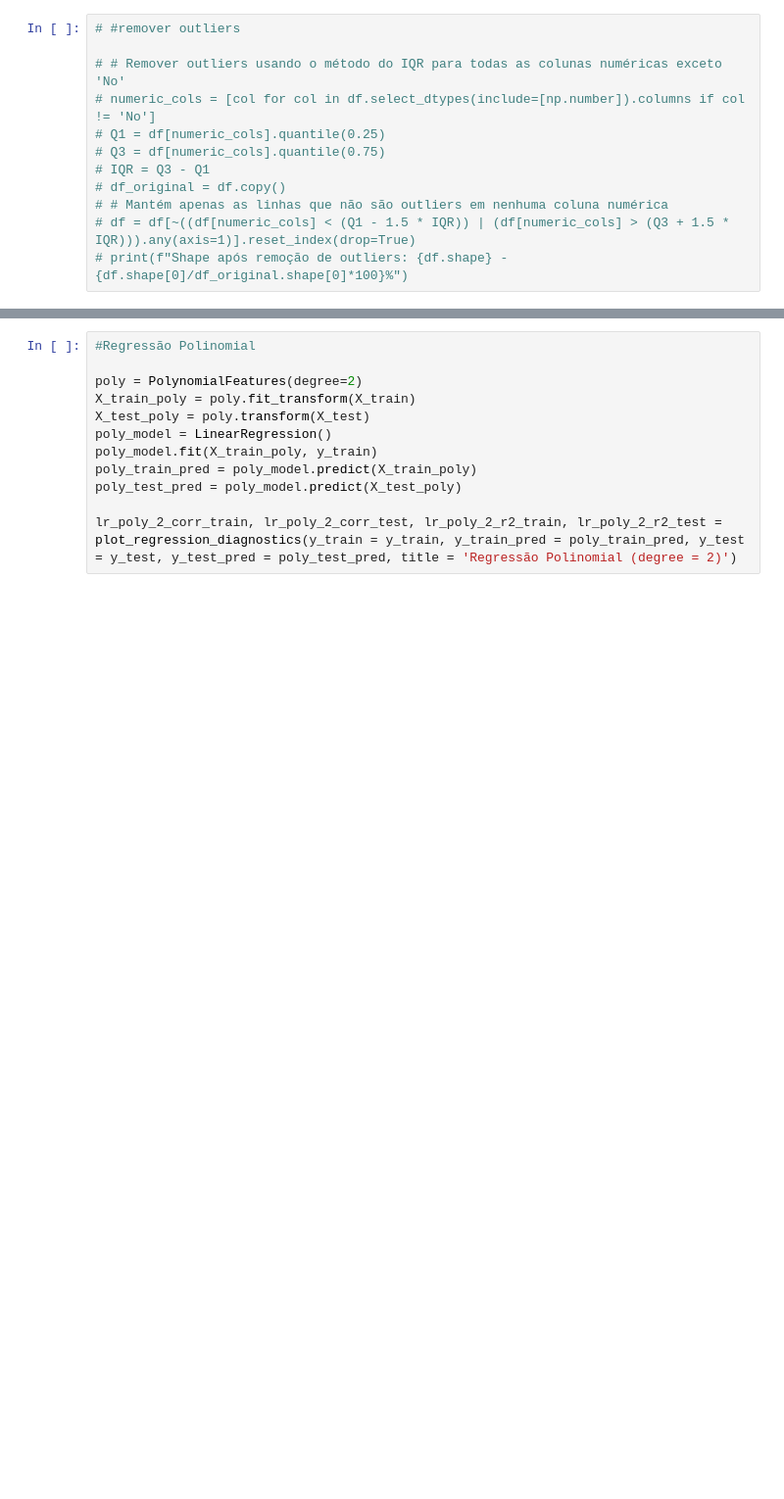
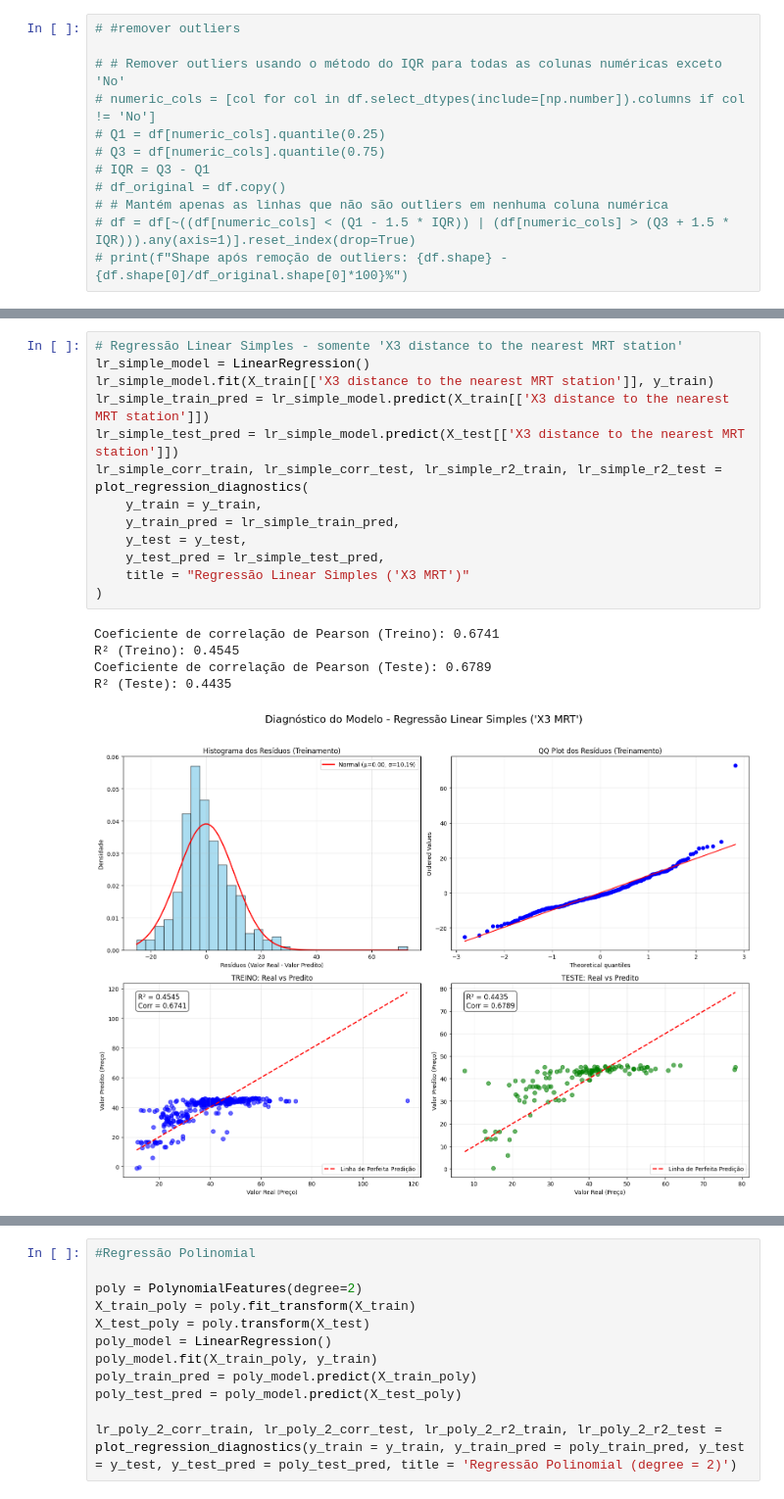
Before and after one commit to GuilherLRO/inteligencia_computacional_aplicada, a Jupyter notebook: assigment_1_solution.ipynb, the cells around one changed output, grey strips where cells are left out. Shown at 98% size. Drawn from its saved outputs; the diff is of its cells as text; blank space fills up the shorter version.

```diff
--- a/assigment_1_solution.ipynb
+++ b/assigment_1_solution.ipynb
@@ -132,6 +134,25 @@ print(f"Teste: {X_test.shape}")
 # %% [output]
 Treino: (289, 6)
 Teste: (125, 6)
+# %%
+# Regressão Linear Simples - somente 'X3 distance to the nearest MRT station'
+lr_simple_model = LinearRegression()
+lr_simple_model.fit(X_train[['X3 distance to the nearest MRT station']], y_train)
+lr_simple_train_pred = lr_simple_model.predict(X_train[['X3 distance to the nearest MRT station']])
+lr_simple_test_pred = lr_simple_model.predict(X_test[['X3 distance to the nearest MRT station']])
+lr_simple_corr_train, lr_simple_corr_test, lr_simple_r2_train, lr_simple_r2_test = plot_regression_diagnostics(
+    y_train = y_train,
+    y_train_pred = lr_simple_train_pred,
+    y_test = y_test,
+    y_test_pred = lr_simple_test_pred,
+    title = "Regressão Linear Simples ('X3 MRT')"
+)
+# %% [output]
+Coeficiente de correlação de Pearson (Treino): 0.6741
+R² (Treino): 0.4545
+Coeficiente de correlação de Pearson (Teste): 0.6789
+R² (Teste): 0.4435
+[figure, added]
 # %%
 # Regressão Linear
 lr_model = LinearRegression()
```
Also changed, not shown: parts of 7 cells of this notebook, 1 other file.
